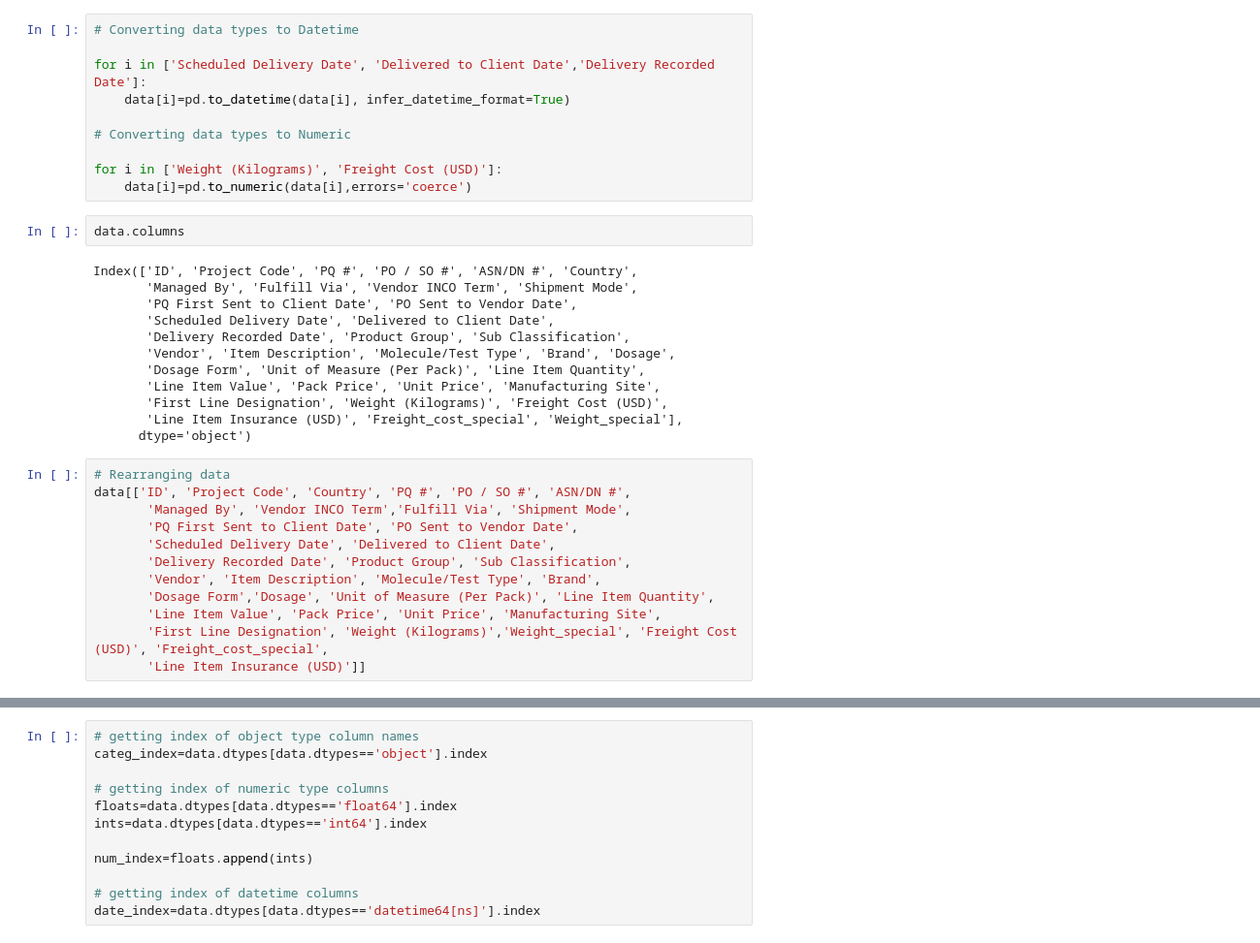
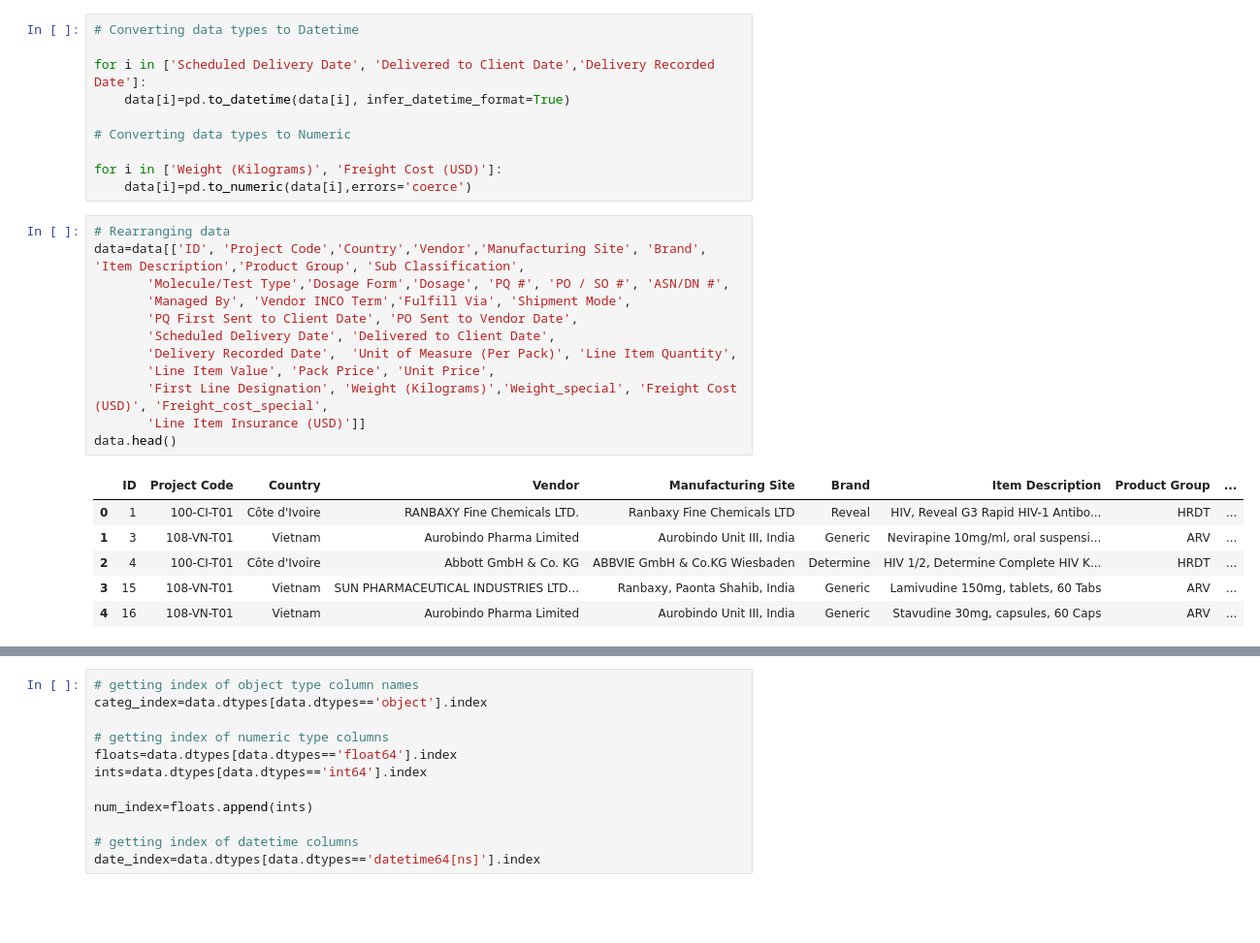
Before and after one commit to Shashank-Sundi/NOTEBOOKS, a Jupyter notebook: SHIPMENT-PRICING.ipynb, the cells around one changed output, grey strips where cells are left out. Shown: that part at 97% size. Saved outputs shown, nothing was run; the diff lists cells and outputs as text; blank space fills up the shorter version.

```diff
--- a/SHIPMENT-PRICING.ipynb
+++ b/SHIPMENT-PRICING.ipynb
@@ -135,29 +141,22 @@ for i in ['Scheduled Delivery Date', 'Delivered to Client Date','Delivery Record
 
 for i in ['Weight (Kilograms)', 'Freight Cost (USD)']:
     data[i]=pd.to_numeric(data[i],errors='coerce')
-# %%
-data.columns
-# %% [output]
-Index(['ID', 'Project Code', 'PQ #', 'PO / SO #', 'ASN/DN #', 'Country',
-       'Managed By', 'Fulfill Via', 'Vendor INCO Term', 'Shipment Mode',
-       'PQ First Sent to Client Date', 'PO Sent to Vendor Date',
-       'Scheduled Delivery Date', 'Delivered to Client Date',
-       'Delivery Recorded Date', 'Product Group', 'Sub Classification',
-       'Vendor', 'Item Description', 'Molecule/Test Type', 'Brand', 'Dosage',
-       'Dosage Form', 'Unit of Measure (Per Pack)', 'Line Item Quantity',
-       'Line Item Value', 'Pack Price', 'Unit Price', 'Manufacturing Site',
-       'First Line Designation', 'Weight (Kilograms)', 'Freight Cost (USD)',
-       'Line Item Insurance (USD)', 'Freight_cost_special', 'Weight_special'],
-      dtype='object')
 # %%
 # Rearranging data
-data[['ID', 'Project Code', 'Country', 'PQ #', 'PO / SO #', 'ASN/DN #',
+data=data[['ID', 'Project Code','Country','Vendor','Manufacturing Site', 'Brand', 'Item Description','Product Group', 'Sub Classification',
+       'Molecule/Test Type','Dosage Form','Dosage', 'PQ #', 'PO / SO #', 'ASN/DN #',
        'Managed By', 'Vendor INCO Term','Fulfill Via', 'Shipment Mode',
        'PQ First Sent to Client Date', 'PO Sent to Vendor Date',
        'Scheduled Delivery Date', 'Delivered to Client Date',
-       'Delivery Recorded Date', 'Product Group', 'Sub Classification',
-       'Vendor', 'Item Description', 'Molecule/Test Type', 'Brand',
-       'Dosage Form','Dosage', 'Unit of Measure (Per Pack)', 'Line Item Quantity',
-       'Line Item Value', 'Pack Price', 'Unit Price', 'Manufacturing Site',
+       'Delivery Recorded Date',  'Unit of Measure (Per Pack)', 'Line Item Quantity',
+       'Line Item Value', 'Pack Price', 'Unit Price',
        'First Line Designation', 'Weight (Kilograms)','Weight_special', 'Freight Cost (USD)', 'Freight_cost_special',
        'Line Item Insurance (USD)']]
+data.head()
+# %% [output]
+|  | ID | Project Code | Country | Vendor | Manufacturing Site | Brand | Item Description | Product Group | ... |
+| 0 | 1 | 100-CI-T01 | Côte d'Ivoire | RANBAXY Fine Chemicals LTD. | Ranbaxy Fine Chemicals LTD | Reveal | HIV, Reveal G3 Rapid HIV-1 Antibo... | HRDT | ... |
+| 1 | 3 | 108-VN-T01 | Vietnam | Aurobindo Pharma Limited | Aurobindo Unit III, India | Generic | Nevirapine 10mg/ml, oral suspensi... | ARV | ... |
+| 2 | 4 | 100-CI-T01 | Côte d'Ivoire | Abbott GmbH & Co. KG | ABBVIE GmbH & Co.KG Wiesbaden | Determine | HIV 1/2, Determine Complete HIV K... | HRDT | ... |
+| 3 | 15 | 108-VN-T01 | Vietnam | SUN PHARMACEUTICAL INDUSTRIES LTD... | Ranbaxy, Paonta Shahib, India | Generic | Lamivudine 150mg, tablets, 60 Tabs | ARV | ... |
+| 4 | 16 | 108-VN-T01 | Vietnam | Aurobindo Pharma Limited | Aurobindo Unit III, India | Generic | Stavudine 30mg, capsules, 60 Caps | ARV | ... |
```
Also changed, not shown: parts of 9 cells of this notebook.
